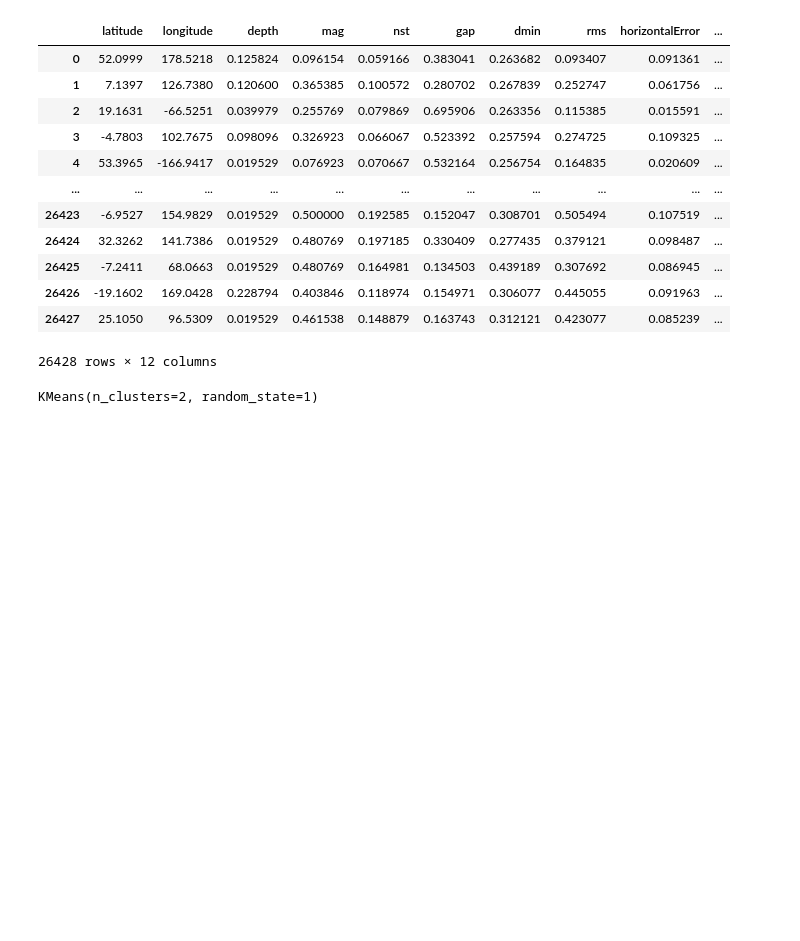
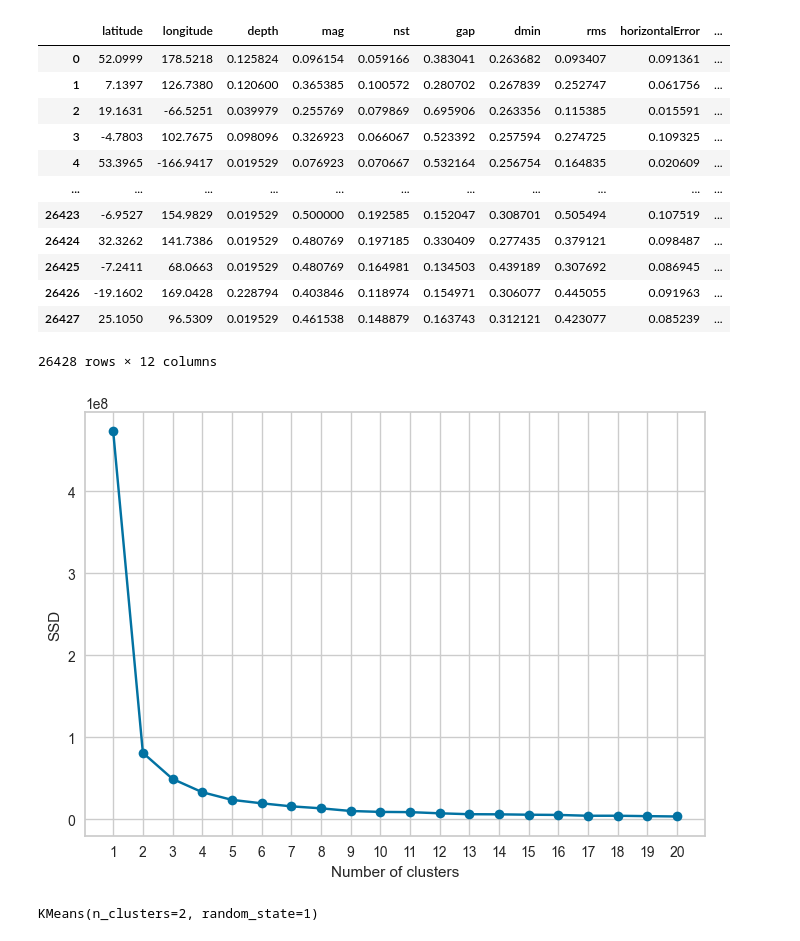
Before and after one commit to waiee/Earthquake_Prediction, a Jupyter notebook: preprocess.ipynb, the cells around one changed output. Saved outputs shown, nothing was run; the diff lists cells and outputs as text; code cells hidden in the pictures; blank space fills up the shorter version.

```diff
--- a/preprocess.ipynb
+++ b/preprocess.ipynb
@@ -156,6 +156,26 @@ newdf_norm
 | 26426 | -19.1602 | 169.0428 | 0.228794 | 0.403846 | 0.118974 | 0.154971 | 0.306077 | 0.445055 | 0.091963 | ... |
 | 26427 | 25.1050 | 96.5309 | 0.019529 | 0.461538 | 0.148879 | 0.163743 | 0.312121 | 0.423077 | 0.085239 | ... |
 26428 rows × 12 columns
+# %%
+max_k = 20
+ssd = []
+for i in range(1, max_k+1):
+    km_elbow = KMeans(
+        n_clusters=i, init='random',
+        n_init=10, max_iter=300,
+        tol=1e-04, random_state=0
+    )
+    km_elbow.fit(newdf_norm)
+    ssd.append(km_elbow.inertia_) #Sum of squared distances of samples to their closest cluster center
+
+# plot
+plt.plot(range(1, max_k+1), ssd, marker='o')
+plt.xticks(range(1, max_k+1))
+plt.xlabel('Number of clusters')
+plt.ylabel('SSD')
+plt.show()
+# %% [output]
+[figure, added]
 # %%
 from sklearn.cluster import KMeans
 
```
Also changed, not shown: parts of 5 cells of this notebook.
